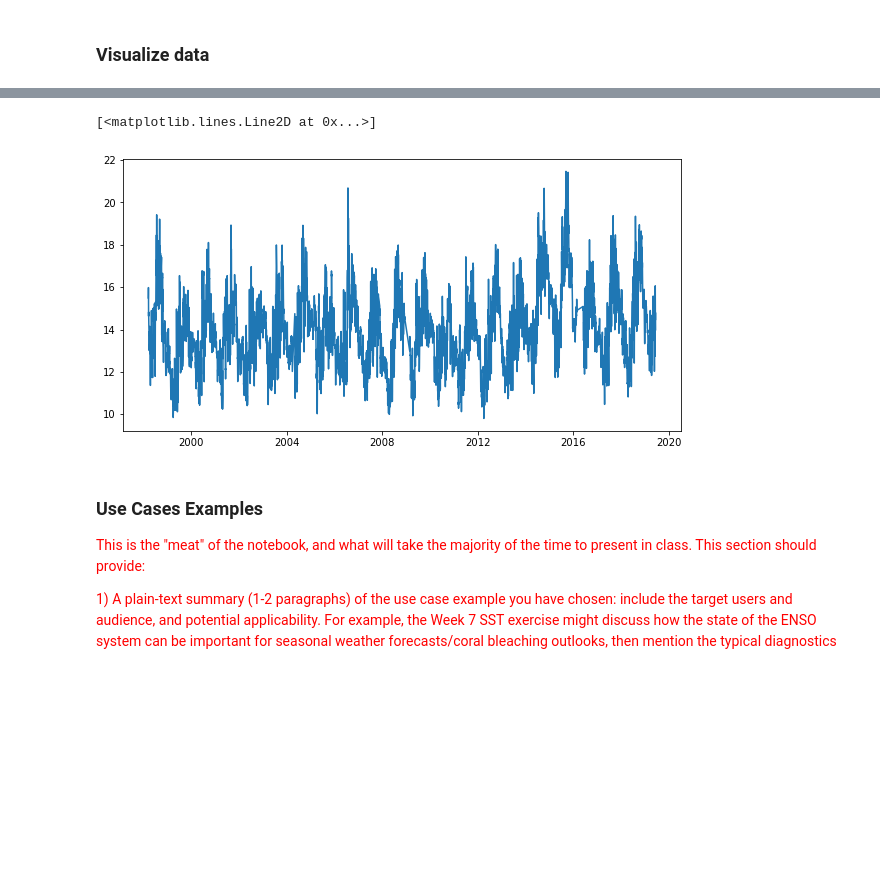
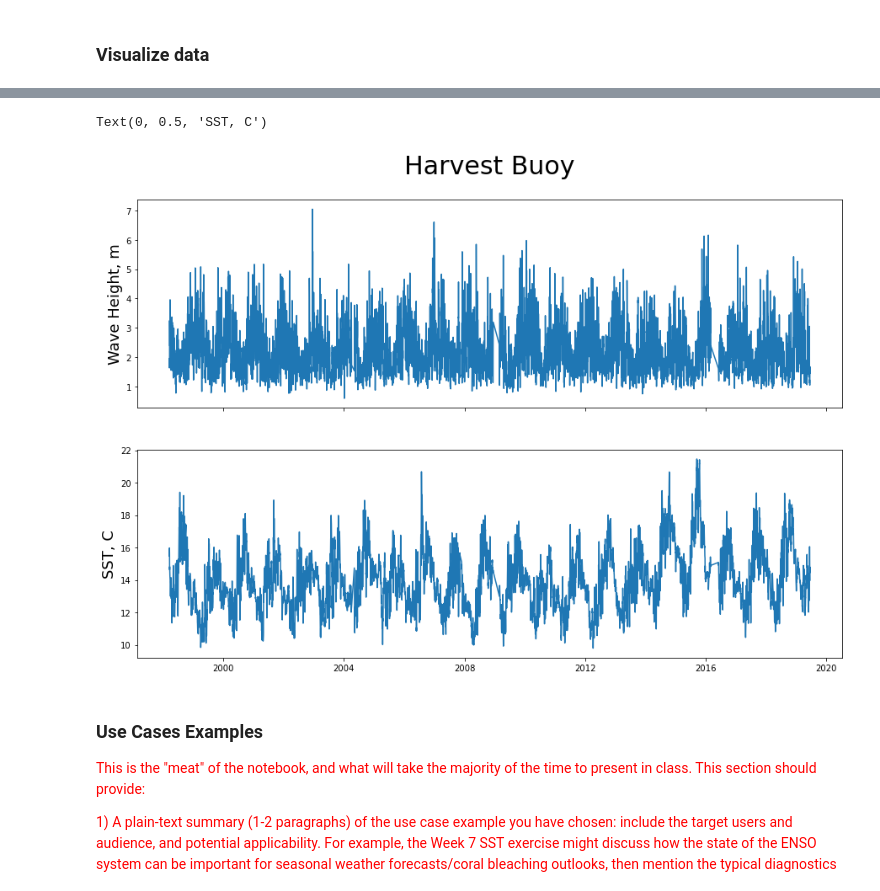
Before and after one commit to mk-waves/mk-waves-tutorial, a Jupyter notebook: tutorial_complete.ipynb, the cells around one changed output, grey strips where cells are left out. Drawn from its saved outputs; the diff is of its cells as text; code cells hidden in the pictures; blank space fills up the shorter version.

```diff
--- a/tutorial_complete.ipynb
+++ b/tutorial_complete.ipynb
@@ -250,3 +264,15 @@ sst_df['year'] = sst_df['date_time'].dt.year
+# %%
+# Make date_time column a pandas date_time
+wave_df['date_time'] = pd.to_datetime(wave_df['date_time'])
+# %%
+# Pull out date from datetime
+wave_df['date'] = wave_df['date_time'].dt.date
+
+# Pull out month from datetime
+wave_df['month'] = wave_df['date_time'].dt.month
+
+# Pull out year from datetime
+wave_df['year'] = wave_df['date_time'].dt.year
 # %% [markdown]
 <a id='visualize'></a>
 ### Visualize data
@@ -260,6 +290,8 @@ plt.plot(sst_df.date, sst_df.sst, linewidth = .5)
 # %%
 # Filter data to be greater than 1997 to dump missing values
 sst_df = sst_df[sst_df['year'] > 1997]
+
+wave_df = wave_df[wave_df['year'] > 1997]
 # %%
 # Inspect data
 sst_df.head()
@@ -273,6 +306,8 @@ sst_df.head()
 # %%
-# Group by date and summarise with mean SST
+# Group by date and summarise with mean SST and Wave Height
 sst_daily = sst_df.groupby('date').agg({'sst': 'mean', 'month': 'first', 'year': 'first'})
+
+wave_daily = wave_df.groupby('date').agg({'wave': 'mean', 'month': 'first', 'year': 'first'})
 # %%
 # Inspect Data
 sst_daily.head()
@@ -287,10 +323,14 @@ sst_daily.head()
 # %%
 # PLot daily values
-plt.figure(figsize = (10, 5))
-plt.plot(sst_daily.index, sst_daily.sst)
+f, (wave, sst) = plt.subplots(2, 1, sharex=True, figsize=(15,10))
+sst.plot(sst_daily.index, sst_daily.sst)
+wave.plot(wave_daily.index, wave_daily.wave)
+plt.title("Harvest Buoy", fontsize=30, y = 2.3)
+wave.set_ylabel('Wave Height, m', fontsize=18)
+sst.set_ylabel('SST, C', fontsize=18)
 # %% [output]
-[<matplotlib.lines.Line2D at 0x...>]
+Text(0, 0.5, 'SST, C')
-[figure, old version]
+[figure, new version]
 # %% [markdown]
 <a id='usecases'></a>
 ### Use Cases Examples
```
Also changed, not shown: parts of 8 cells of this notebook.
